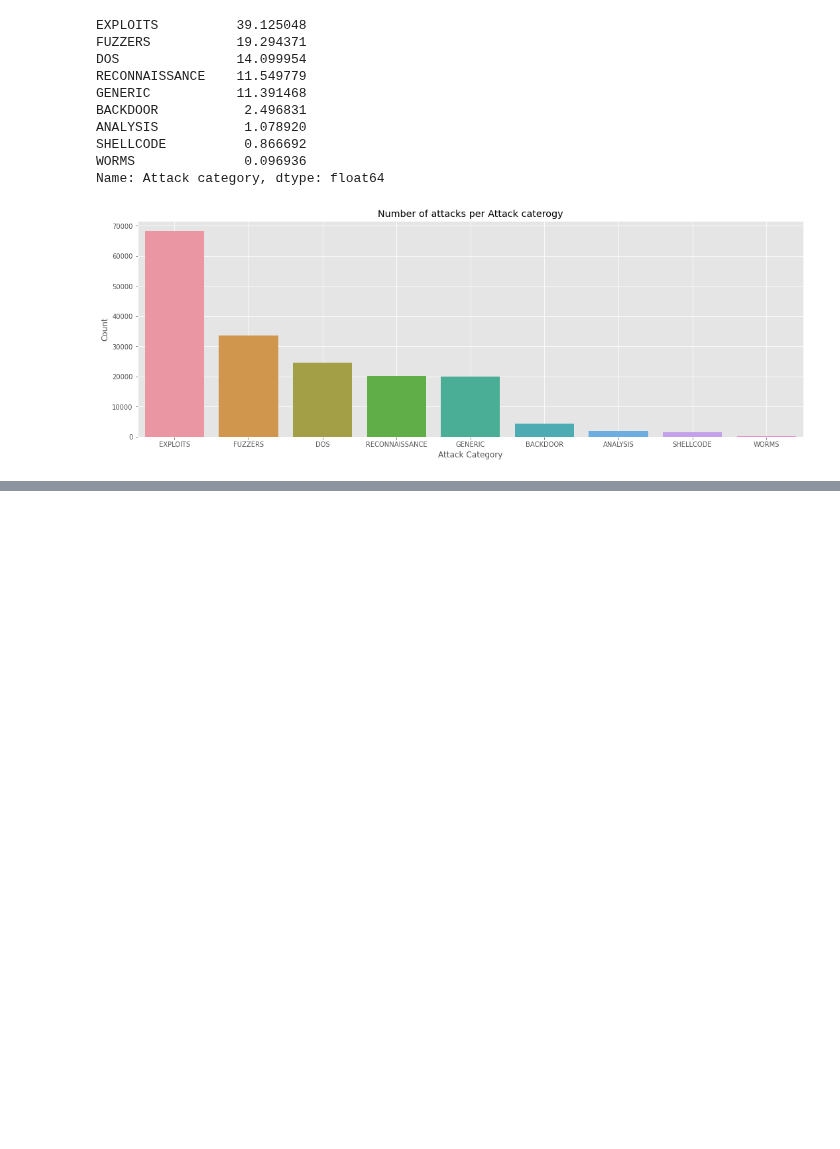
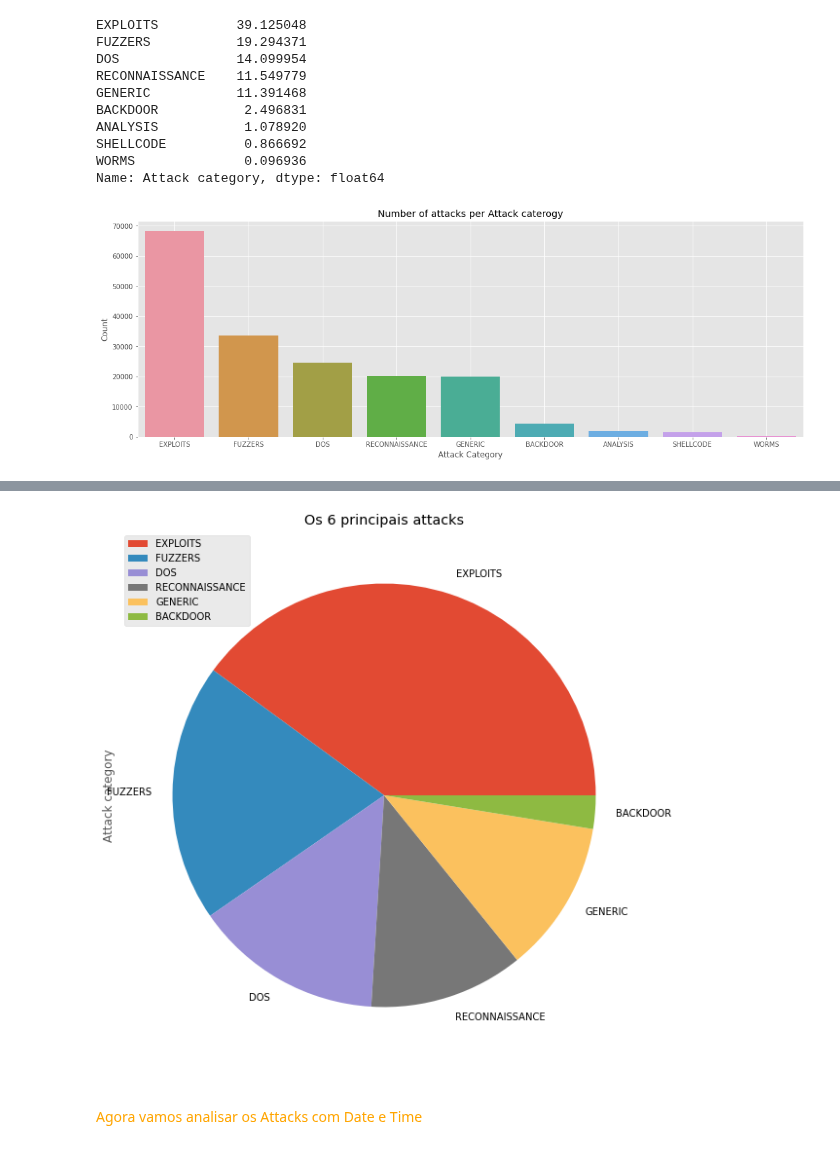
Before and after one commit to EddyGiusepe/Cyber_Security_1, a Jupyter notebook: CyberSecurity_Kaggle.ipynb, the cells around one changed output, grey strips where cells are left out. Saved outputs shown, nothing was run; the diff lists cells and outputs as text; code cells hidden in the pictures; blank space fills up the shorter version.

```diff
--- a/CyberSecurity_Kaggle.ipynb
+++ b/CyberSecurity_Kaggle.ipynb
@@ -456,0 +472,4 @@ plt.grid(True)
+# %%
+# Podemos graficar, apenas, os 6 primeiros atributos da coluna "Attack category"
+
+a=pd.DataFrame(newdf['Attack category'].value_counts())[:6]
@@ -456,0 +486,13 @@ plt.grid(True)
+# %%
+# Vejamos esses atributos num gráfico de pizza:
+
+a.plot(kind='pie', subplots=True, figsize=(10, 10))
+plt.title('Os 6 principais attacks')
+plt.legend(loc='upper left')
+plt.show()
+# %% [output]
+[figure, added]
+# %% [markdown]
+<font color="Agora vamos analisar os Attacks com date e time"></font>
+# %% [markdown]
+<font color="orange">Agora vamos analisar os Attacks com Date e Time</font>
```
Also changed, not shown: parts of 7 cells of this notebook.
